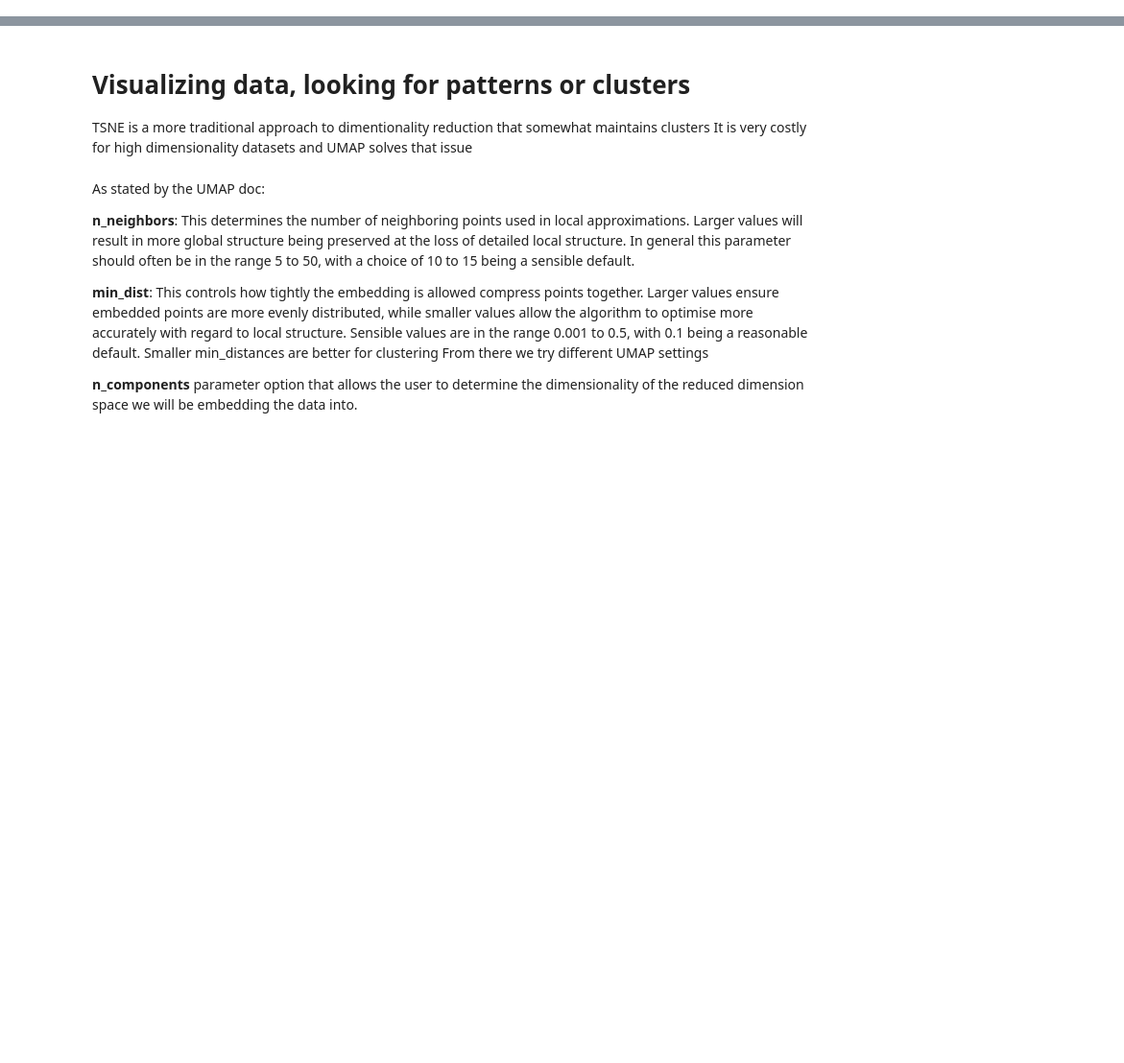
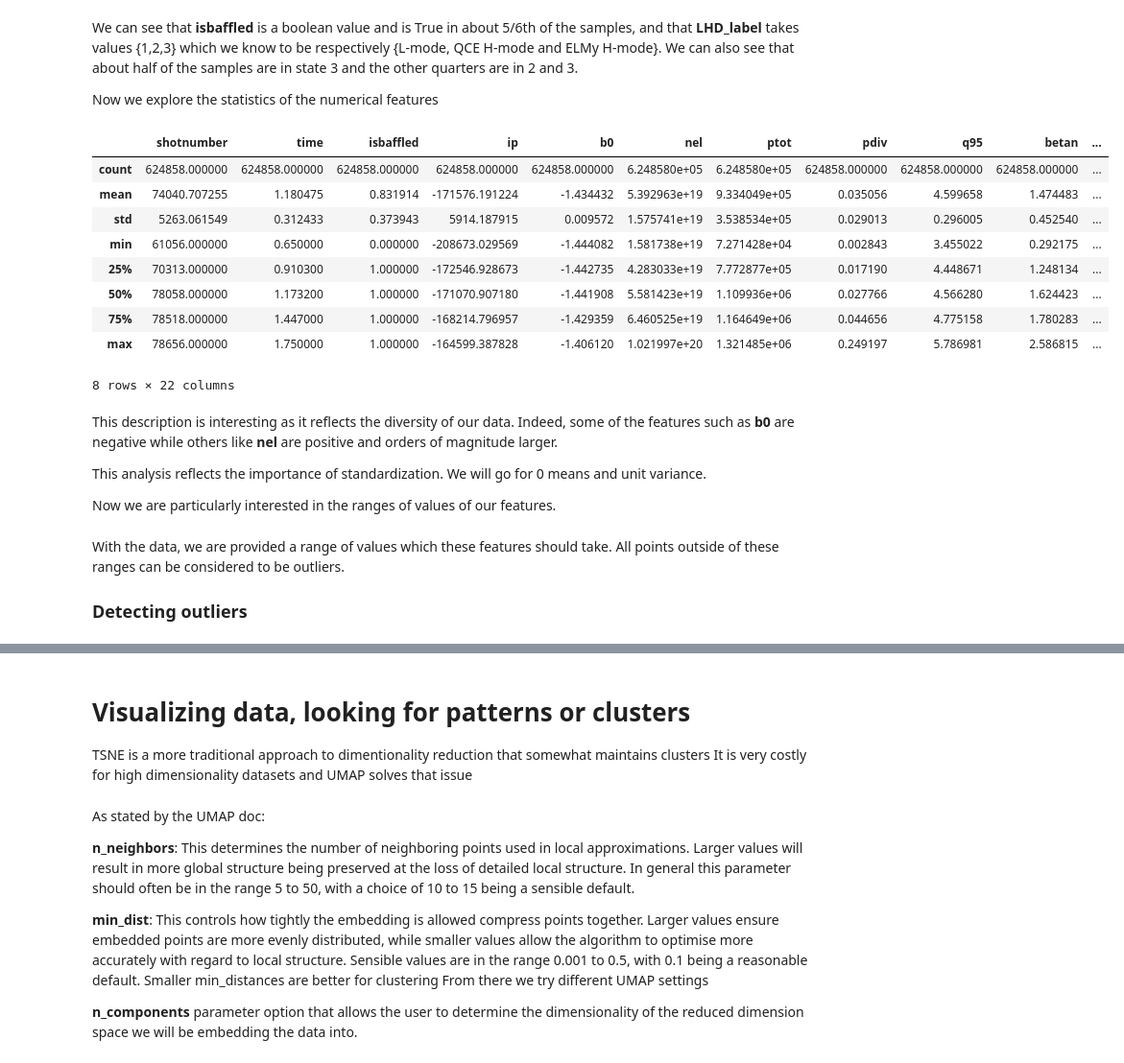
Before and after one commit to Captcha-ML/tokamak-unsupervised, a Jupyter notebook: third_analysis.ipynb, the cells around one changed output, grey strips where cells are left out. Shown at 96% size. Saved outputs shown, nothing was run; the diff lists cells and outputs as text; code cells hidden in the pictures; blank space fills up the shorter version.

Commit message:
Concat third and first as discussed

```diff
--- a/third_analysis.ipynb
+++ b/third_analysis.ipynb
@@ -39,0 +16,3 @@ column_names
+# %%
+save_dir = ''
+file_names = glob.glob(os.path.join(save_dir, f'QCEH_data/TCV_DATAno*.parquet'))
@@ -39,0 +21,3 @@ column_names
+# %%
+df_list = [pd.read_parquet(x) for x in file_names]
+len(df_list)
@@ -39,0 +29,7 @@ column_names
+# %%
+GENERAL_INPUTS = ["shotnumber", "time"]
+MACHINE_INPUTS = ["isbaffled", "ip","b0","nel","ptot","pdiv","q95","betan","kappa","deltaavg","deltaupp",
+                  "deltalow","gapin","gapout","zmag","rmag","rmin","lpar_ot","zeff"]
+LABEL = ["LHD_label"]
+INPUTS = GENERAL_INPUTS + MACHINE_INPUTS + LABEL
+len(INPUTS)
@@ -39,0 +38,4 @@ column_names
+# %%
+data = pd.concat(df_list, ignore_index=True)[INPUTS]
+print(data.shape)
+data.head(1)
@@ -39,0 +95,23 @@ column_names
+# %% [markdown]
+We can see that **isbaffled** is a boolean value and is True in about 5/6th of the samples, and that **LHD_label** takes values {1,2,3} which we know to be respectively {L-mode, QCE H-mode and ELMy H-mode}. We can also see that about half of the samples are in state 3 and the other quarters are in 2 and 3.
+
+Now we explore the statistics of the numerical features
+# %%
+data.describe()
+# %% [output]
+|  | shotnumber | time | isbaffled | ip | b0 | nel | ptot | pdiv | q95 | betan | ... |
+| count | 624858.000000 | 624858.000000 | 624858.000000 | 624858.000000 | 624858.000000 | 6.248580e+05 | 6.248580e+05 | 624858.000000 | 624858.000000 | 624858.000000 | ... |
+| mean | 74040.707255 | 1.180475 | 0.831914 | -171576.191224 | -1.434432 | 5.392963e+19 | 9.334049e+05 | 0.035056 | 4.599658 | 1.474483 | ... |
+| std | 5263.061549 | 0.312433 | 0.373943 | 5914.187915 | 0.009572 | 1.575741e+19 | 3.538534e+05 | 0.029013 | 0.296005 | 0.452540 | ... |
+| min | 61056.000000 | 0.650000 | 0.000000 | -208673.029569 | -1.444082 | 1.581738e+19 | 7.271428e+04 | 0.002843 | 3.455022 | 0.292175 | ... |
+| 25% | 70313.000000 | 0.910300 | 1.000000 | -172546.928673 | -1.442735 | 4.283033e+19 | 7.772877e+05 | 0.017190 | 4.448671 | 1.248134 | ... |
+| 50% | 78058.000000 | 1.173200 | 1.000000 | -171070.907180 | -1.441908 | 5.581423e+19 | 1.109936e+06 | 0.027766 | 4.566280 | 1.624423 | ... |
+| 75% | 78518.000000 | 1.447000 | 1.000000 | -168214.796957 | -1.429359 | 6.460525e+19 | 1.164649e+06 | 0.044656 | 4.775158 | 1.780283 | ... |
+| max | 78656.000000 | 1.750000 | 1.000000 | -164599.387828 | -1.406120 | 1.021997e+20 | 1.321485e+06 | 0.249197 | 5.786981 | 2.586815 | ... |
+8 rows × 22 columns
+# %% [markdown]
+This description is interesting as it reflects the diversity of our data. Indeed, some of the features such as **b0** are negative while others like **nel** are positive and orders of magnitude larger.
+
+This analysis reflects the importance of standardization. We will go for 0 means and unit variance.
+
+Now we are particularly interested in the ranges of values of our features.
@@ -39,0 +120,4 @@ column_names
+# %% [markdown]
+With the data, we are provided a range of values which these features should take. All points outside of these ranges can be considered to be outliers.
+
+### Detecting outliers
```
Also changed, not shown: parts of 32 cells of this notebook.
